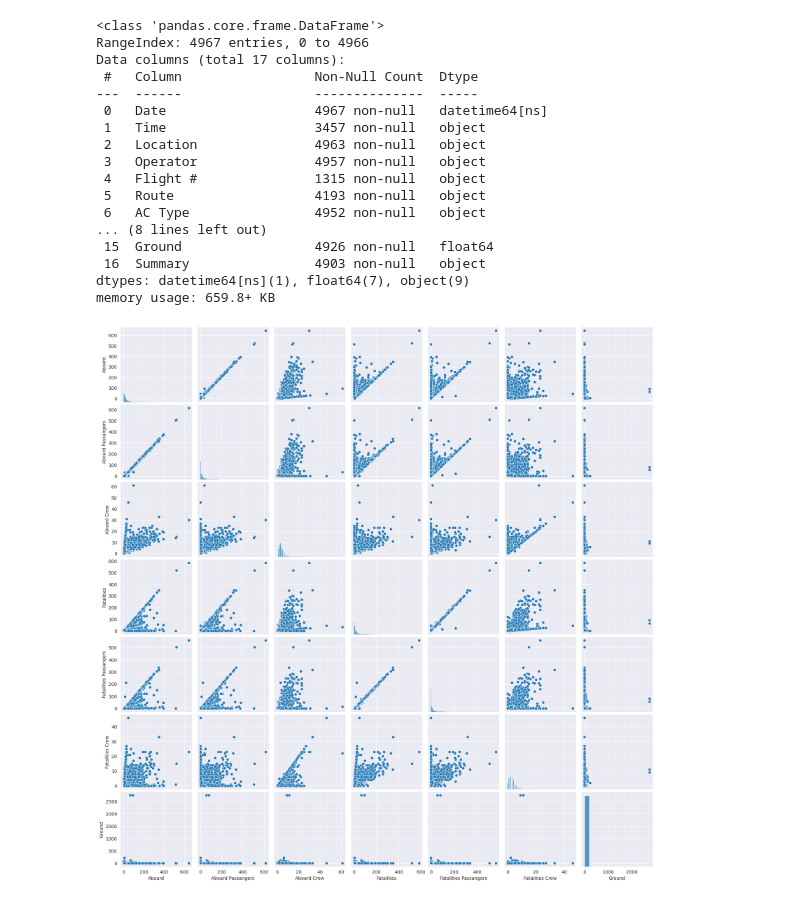
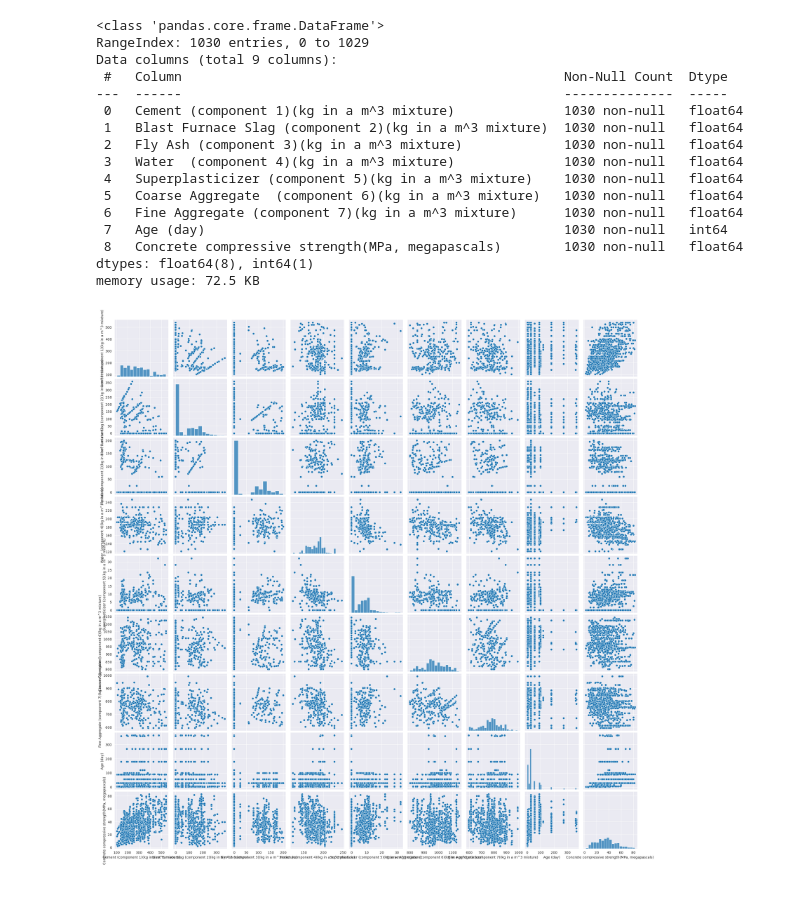
Before and after one commit to pcperera/concrete, a Jupyter notebook: concrete.ipynb, the cells around one changed output. Cells and saved outputs as stored; diff of their text form; code cells hidden in the pictures.

Commit message:
Pair-plots

```diff
--- a/concrete.ipynb
+++ b/concrete.ipynb
@@ -1,30 +1,29 @@
 # %%
 import pandas as pd
 import seaborn
 import matplotlib.pyplot as plt
 from sklearn.cluster import KMeans
 from sklearn.feature_extraction.text import TfidfVectorizer
 
-df = pd.read_csv('data/Airplane_Crashes_and_Fatalities_Since_1908_20190820105639.csv', parse_dates=["Date"])
+df = pd.read_csv('data/Concrete_Data.csv')
 df.info()
 seaborn.pairplot(df)
 plt.show()
 # %% [output]
 <class 'pandas.core.frame.DataFrame'>
-RangeIndex: 4967 entries, 0 to 4966
-Data columns (total 17 columns):
- #   Column                 Non-Null Count  Dtype
----  ------                 --------------  -----
- 0   Date                   4967 non-null   datetime64[ns]
- 1   Time                   3457 non-null   object
- 2   Location               4963 non-null   object
- 3   Operator               4957 non-null   object
- 4   Flight #               1315 non-null   object
- 5   Route                  4193 non-null   object
- 6   AC Type                4952 non-null   object
-... (8 lines left out)
- 15  Ground                 4926 non-null   float64
- 16  Summary                4903 non-null   object
-dtypes: datetime64[ns](1), float64(7), object(9)
-memory usage: 659.8+ KB
+RangeIndex: 1030 entries, 0 to 1029
+Data columns (total 9 columns):
+ #   Column                                                 Non-Null Count  Dtype
+---  ------                                                 --------------  -----
+ 0   Cement (component 1)(kg in a m^3 mixture)              1030 non-null   float64
+ 1   Blast Furnace Slag (component 2)(kg in a m^3 mixture)  1030 non-null   float64
+ 2   Fly Ash (component 3)(kg in a m^3 mixture)             1030 non-null   float64
+ 3   Water  (component 4)(kg in a m^3 mixture)              1030 non-null   float64
+ 4   Superplasticizer (component 5)(kg in a m^3 mixture)    1030 non-null   float64
+ 5   Coarse Aggregate  (component 6)(kg in a m^3 mixture)   1030 non-null   float64
+ 6   Fine Aggregate (component 7)(kg in a m^3 mixture)      1030 non-null   float64
+ 7   Age (day)                                              1030 non-null   int64
+ 8   Concrete compressive strength(MPa, megapascals)        1030 non-null   float64
+dtypes: float64(8), int64(1)
+memory usage: 72.5 KB
-[figure, old version]
+[figure, new version]
```
Also changed, not shown: parts of 1 cell of this notebook.
